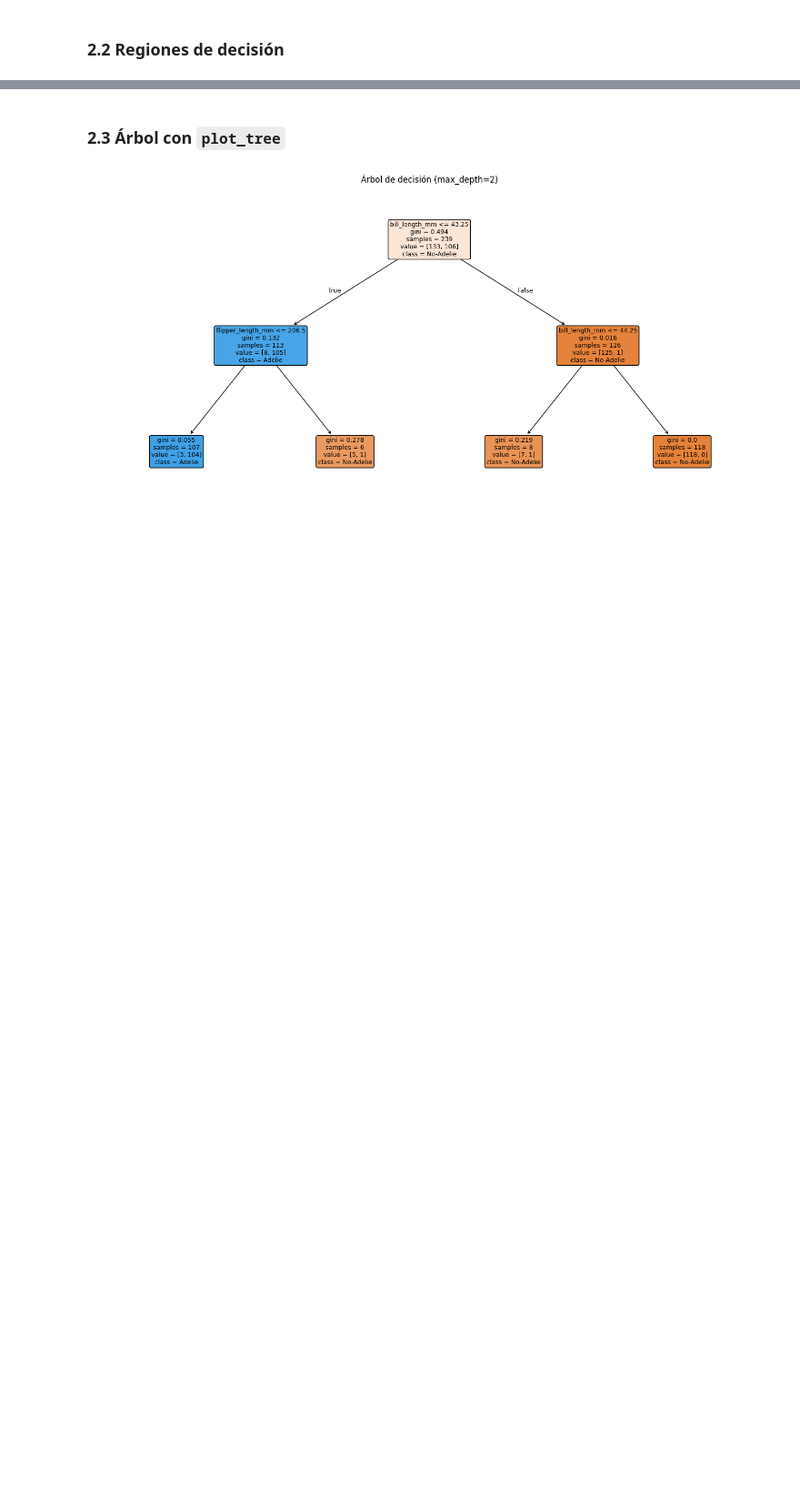
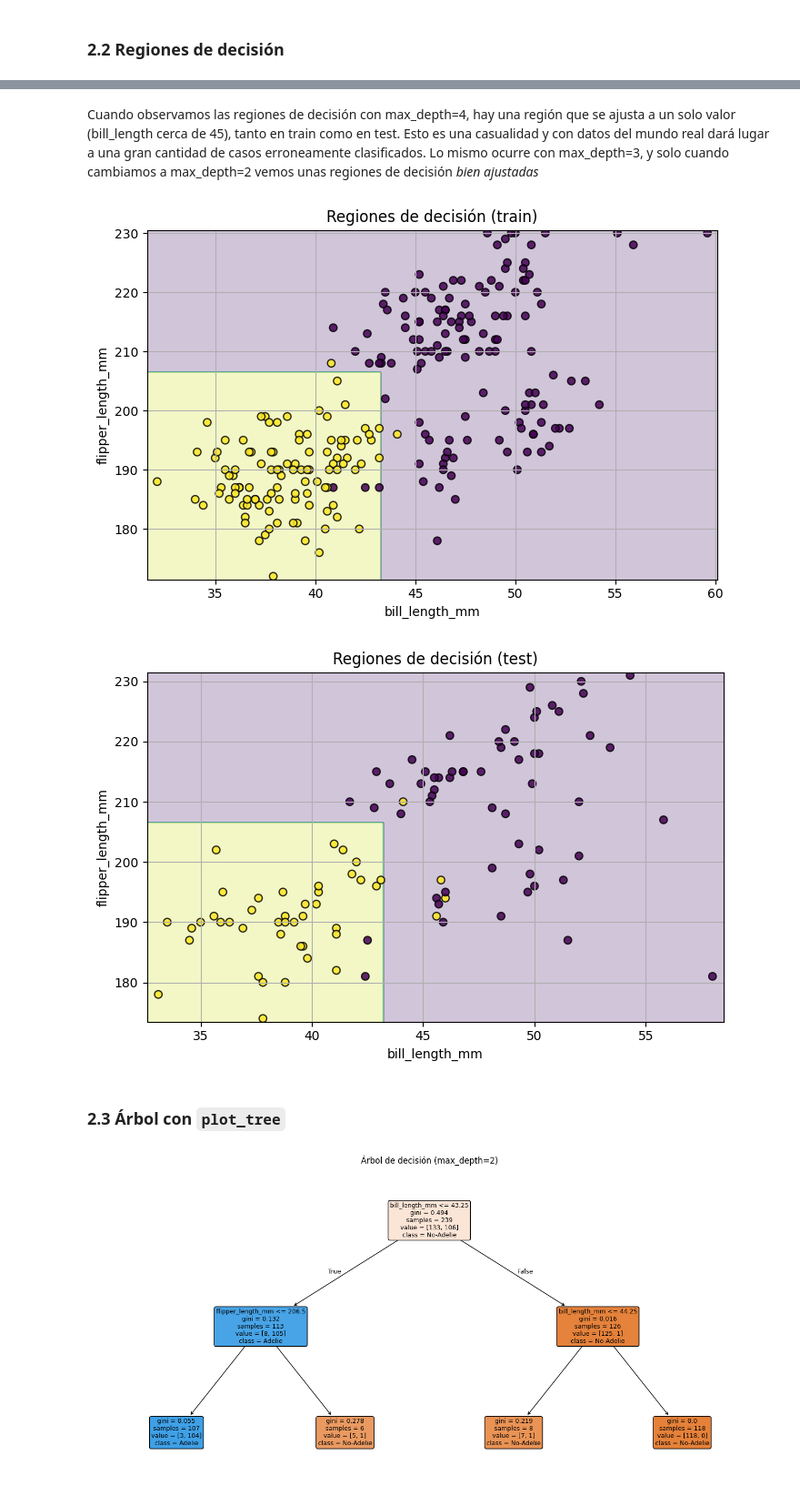
Before and after one commit to j1-dev/SAA, a Jupyter notebook: P3/penguins_tree_vs_svm.ipynb, the cells around one changed output, grey strips where cells are left out. Shown at 91% size. Saved outputs shown, nothing was run; the diff lists cells and outputs as text; code cells hidden in the pictures; blank space fills up the shorter version.

```diff
--- a/P3/penguins_tree_vs_svm.ipynb
+++ b/P3/penguins_tree_vs_svm.ipynb
@@ -218,3 +213,14 @@ plot_decision_regions_2d(best_tree, X_test,  y_test,  title='Regiones de decisi
+# %% [markdown]
+Cuando observamos las regiones de decisión con max_depth=4, hay una región que se ajusta a un solo valor (bill_length cerca de 45), tanto en train como en test. Esto es una casualidad y con datos del mundo real dará lugar a una gran cantidad de casos erroneamente clasificados. Lo mismo ocurre con max_depth=3, y solo cuando cambiamos a max_depth=2 vemos unas regiones de decisión *bien ajustadas*
+# %%
+decent_tree = DecisionTreeClassifier(random_state=42, max_depth=2)
+decent_tree.fit(X_train, y_train)
+
+plot_decision_regions_2d(decent_tree, X_train, y_train, title='Regiones de decisión (train)')
+plot_decision_regions_2d(decent_tree, X_test,  y_test,  title='Regiones de decisión (test)')
+# %% [output]
+[figure, added]
+[figure, added]
 # %% [markdown]
 ### 2.3 **Árbol** con `plot_tree`
 # %%
```
Also changed, not shown: parts of 14 cells of this notebook, 1 other file.
